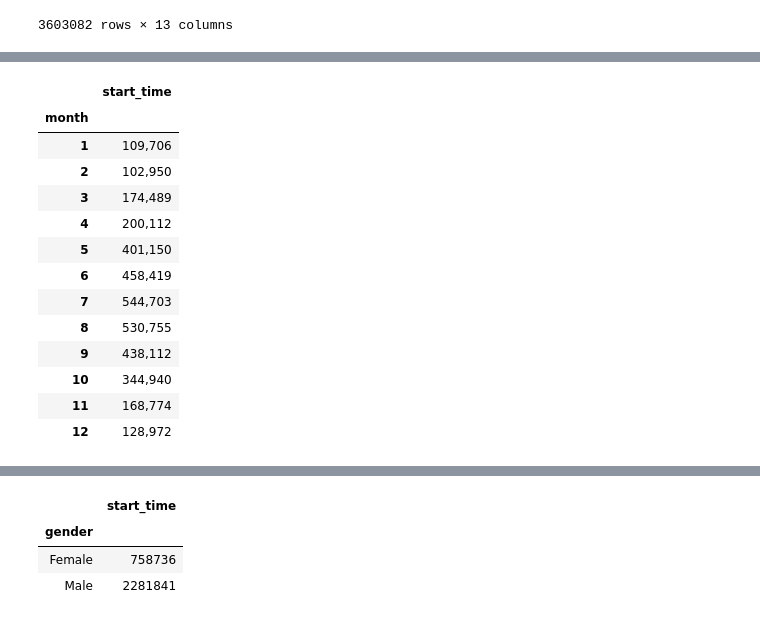
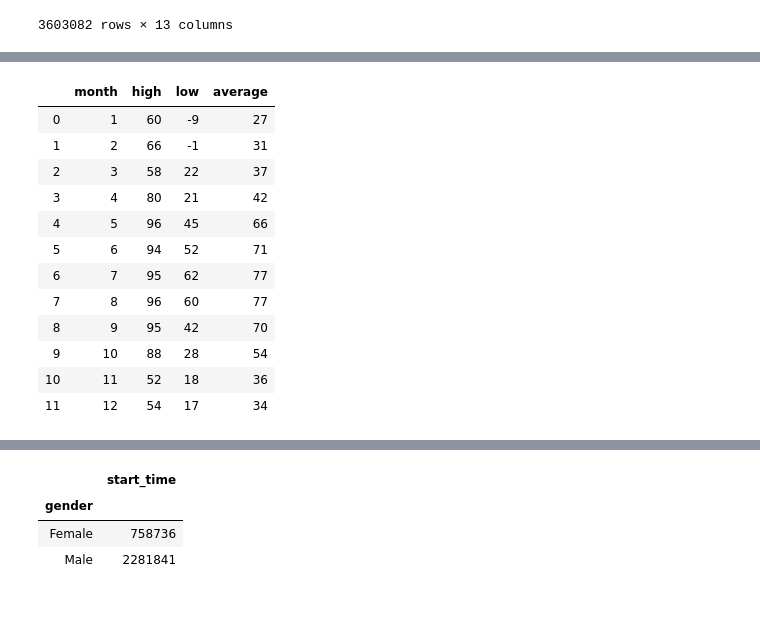
Before and after one commit to AlejandraRosa/Divvy_Project, a Jupyter notebook: Divvy_main.ipynb, the cells around one changed output, grey strips where cells are left out. Cells and saved outputs as stored; diff of their text form; code cells hidden in the pictures.

```diff
--- a/Divvy_main.ipynb
+++ b/Divvy_main.ipynb
@@ -207,17 +188,0 @@ month_to_plot
-# %%
-month_to_plot.style.format({"start_time": "{:,}"})
-# %% [output]
-|  | start_time |
-| month |  |
-| 1 | 109,706 |
-| 2 | 102,950 |
-| 3 | 174,489 |
-| 4 | 200,112 |
-| 5 | 401,150 |
-| 6 | 458,419 |
-| 7 | 544,703 |
-| 8 | 530,755 |
-| 9 | 438,112 |
-| 10 | 344,940 |
-| 11 | 168,774 |
-| 12 | 128,972 |
@@ -223,0 +194,17 @@ month_to_plot.style.format({"start_time": "{:,}"})
+# %%
+temp = pd.read_csv(temp_csv)
+temp
+# %% [output]
+|  | month | high | low | average |
+| 0 | 1 | 60 | -9 | 27 |
+| 1 | 2 | 66 | -1 | 31 |
+| 2 | 3 | 58 | 22 | 37 |
+| 3 | 4 | 80 | 21 | 42 |
+| 4 | 5 | 96 | 45 | 66 |
+| 5 | 6 | 94 | 52 | 71 |
+| 6 | 7 | 95 | 62 | 77 |
+| 7 | 8 | 96 | 60 | 77 |
+| 8 | 9 | 95 | 42 | 70 |
+| 9 | 10 | 88 | 28 | 54 |
+| 10 | 11 | 52 | 18 | 36 |
+| 11 | 12 | 54 | 17 | 34 |
```
Also changed, not shown: parts of 8 cells of this notebook.
